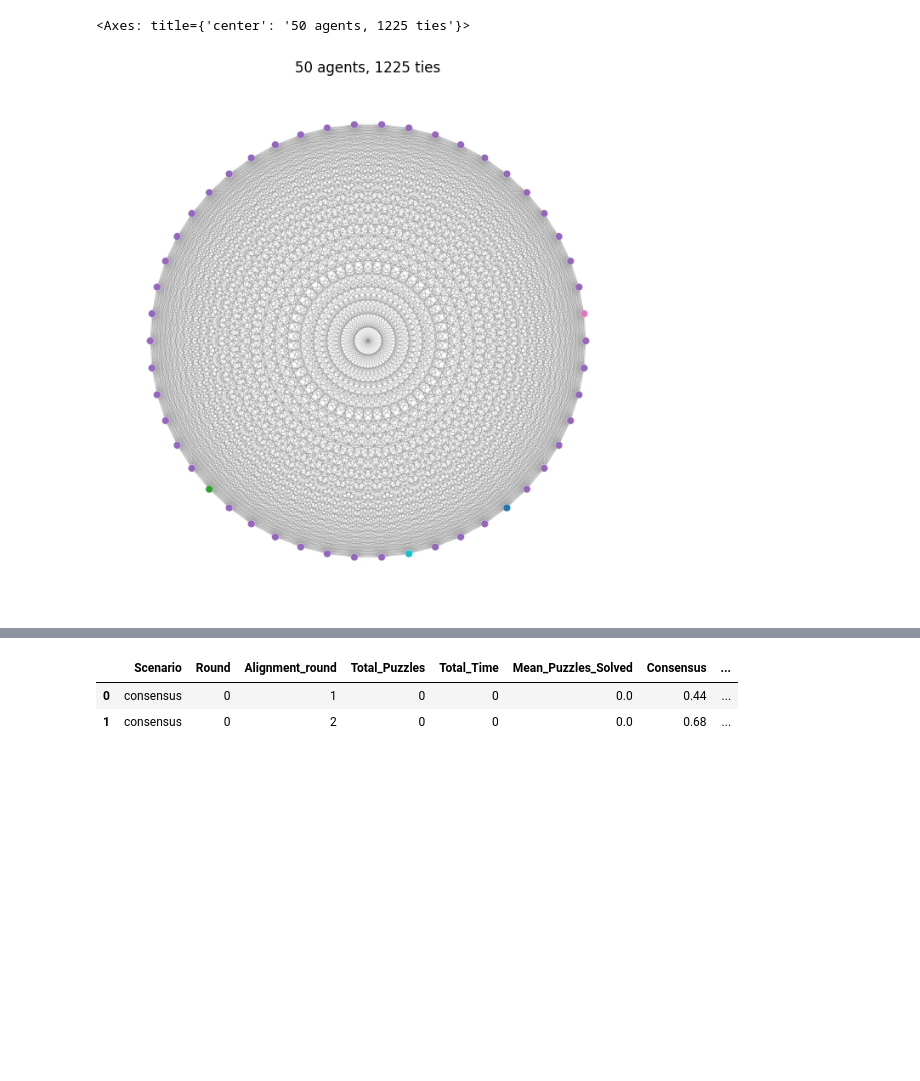
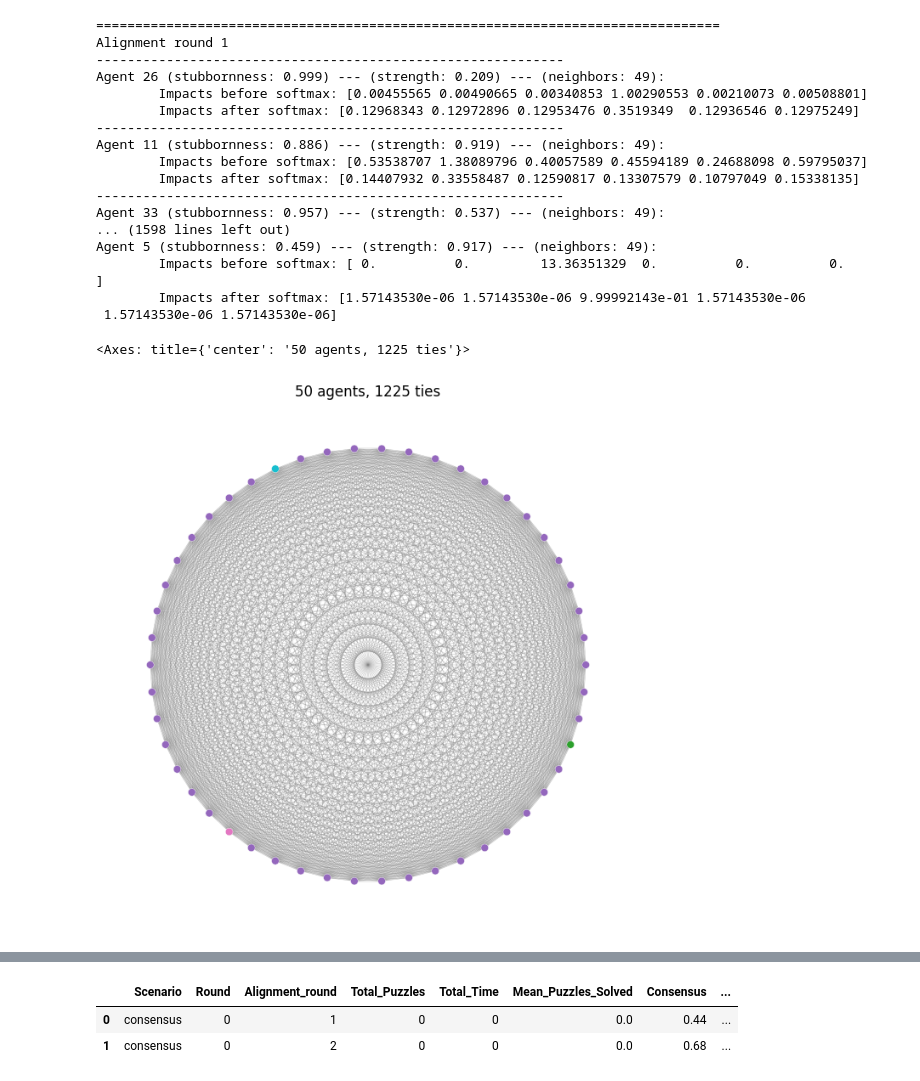
Before and after one commit to maxmalikov/Collective-Learning, a Jupyter notebook: Main/notebooks/alignmnet.ipynb, the cells around one changed output, grey strips where cells are left out. Cells and saved outputs as stored; diff of their text form; code cells hidden in the pictures; blank space fills up the shorter version.

```diff
--- a/Main/notebooks/alignmnet.ipynb
+++ b/Main/notebooks/alignmnet.ipynb
@@ -10,25 +10,42 @@ from models_cl import CollectiveLearningModel
 # %%
 scenario = "consensus"
 
 model = CollectiveLearningModel(
     n_agents=50,
     n_choices=6,
     network_type=scenario,
-    alignment_max_time=NUM_ALLIGNMENT_ROUNDS,
+    alignment_max_time=10,
     consensus_threshold=1.0,
     seed=1
 )
 
 for agent in model.agents_list:
     agent.sampling = True
 
-for i in range(NUM_ALL_CYCLE_ROUNDS):
+for i in range(1):
     model.step()
 
 model.draw_network()
 # %% [output]
-<Axes: title={'center': '50 agents, 1225 ties'}>
+================================================================================
+Alignment round 1
+------------------------------------------------------------
+Agent 26 (stubbornness: 0.999) --- (strength: 0.209) --- (neighbors: 49):
+        Impacts before softmax: [0.00455565 0.00490665 0.00340853 1.00290553 0.00210073 0.00508801]
+        Impacts after softmax: [0.12968343 0.12972896 0.12953476 0.3519349  0.12936546 0.12975249]
+------------------------------------------------------------
+Agent 11 (stubbornness: 0.886) --- (strength: 0.919) --- (neighbors: 49):
+        Impacts before softmax: [0.53538707 1.38089796 0.40057589 0.45594189 0.24688098 0.59795037]
+        Impacts after softmax: [0.14407932 0.33558487 0.12590817 0.13307579 0.10797049 0.15338135]
+------------------------------------------------------------
+Agent 33 (stubbornness: 0.957) --- (strength: 0.537) --- (neighbors: 49):
+... (1598 lines left out)
+Agent 5 (stubbornness: 0.459) --- (strength: 0.917) --- (neighbors: 49):
+        Impacts before softmax: [ 0.          0.         13.36351329  0.          0.          0.        ]
+        Impacts after softmax: [1.57143530e-06 1.57143530e-06 9.99992143e-01 1.57143530e-06
+ 1.57143530e-06 1.57143530e-06]
+<Axes: title={'center': '50 agents, 1225 ties'}>
-[figure, old version]
+[figure, new version]
 # %%
 scenario = "consultative"
 
```
Also changed, not shown: parts of 2 cells of this notebook, 1 other file.
